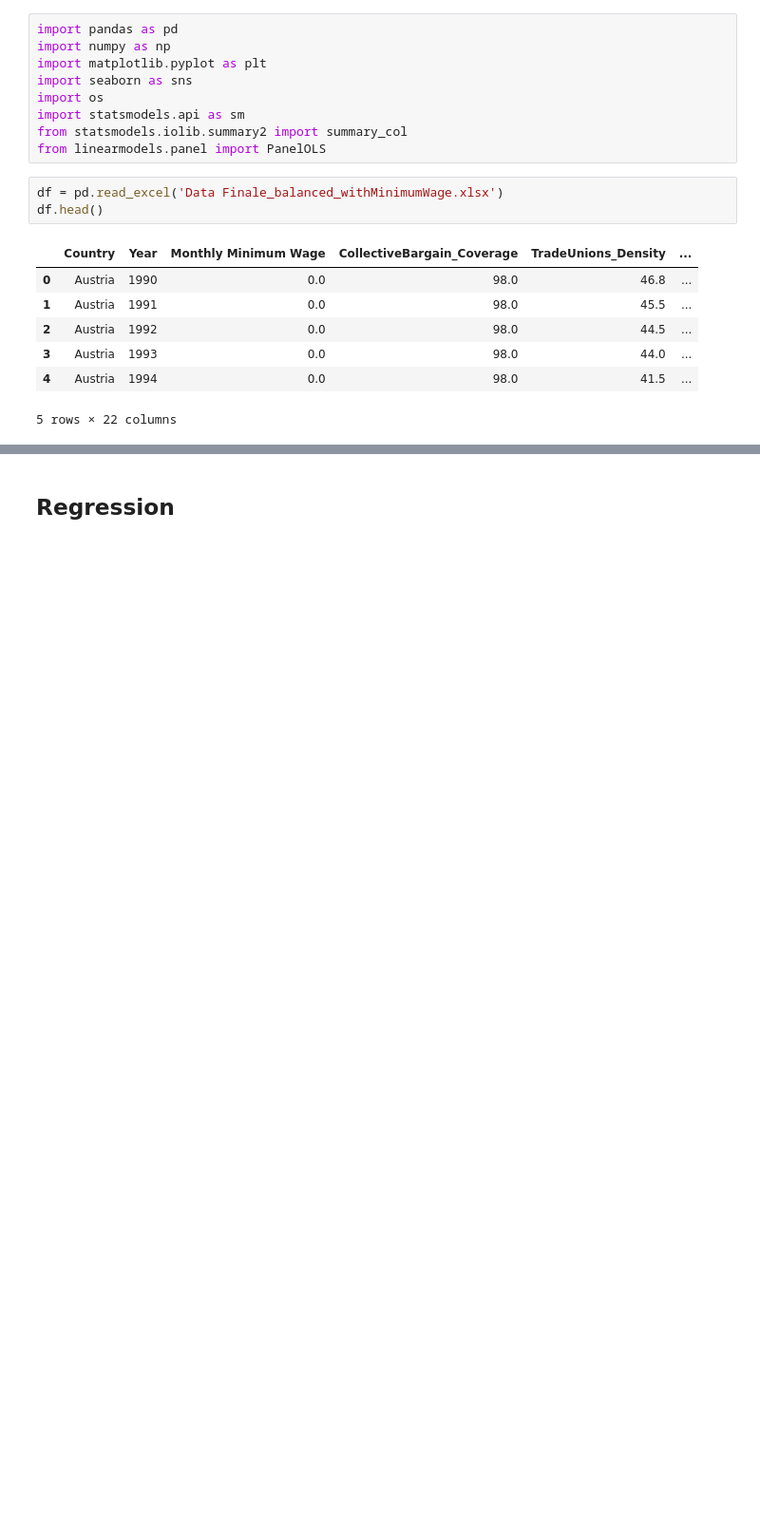
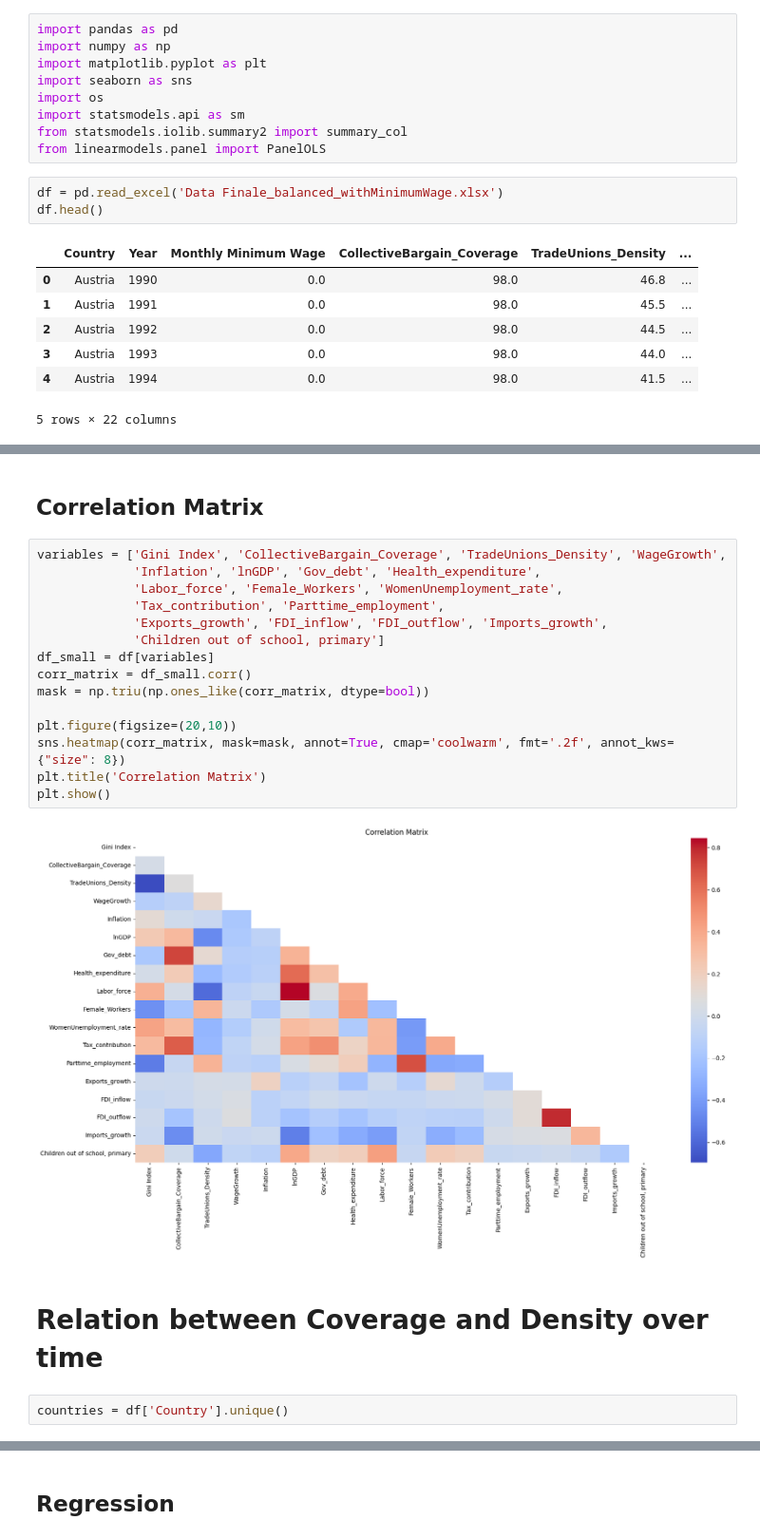
Before and after one commit to Jacopo21/MA_Thesis, a Jupyter notebook: analysis.ipynb, the cells around one changed output, grey strips where cells are left out. Shown at 95% size. Saved outputs shown, nothing was run; the diff lists cells and outputs as text; blank space fills up the shorter version.

```diff
--- a/analysis.ipynb
+++ b/analysis.ipynb
@@ -59,0 +92,23 @@ df.reset_index(inplace=True)
+# %% [markdown]
+## Correlation Matrix
+# %%
+variables = ['Gini Index', 'CollectiveBargain_Coverage', 'TradeUnions_Density', 'WageGrowth',
+             'Inflation', 'lnGDP', 'Gov_debt', 'Health_expenditure',
+             'Labor_force', 'Female_Workers', 'WomenUnemployment_rate',
+             'Tax_contribution', 'Parttime_employment',
+             'Exports_growth', 'FDI_inflow', 'FDI_outflow', 'Imports_growth',
+             'Children out of school, primary']
+df_small = df[variables]
+corr_matrix = df_small.corr()
+mask = np.triu(np.ones_like(corr_matrix, dtype=bool))
+
+plt.figure(figsize=(20,10))
+sns.heatmap(corr_matrix, mask=mask, annot=True, cmap='coolwarm', fmt='.2f', annot_kws={"size": 8})
+plt.title('Correlation Matrix')
+plt.show()
+# %% [output]
+[figure, added]
+# %% [markdown]
+# Relation between Coverage and Density over time
+# %%
+countries = df['Country'].unique()
```
Also changed, not shown: parts of 13 cells of this notebook, 3 other files.
